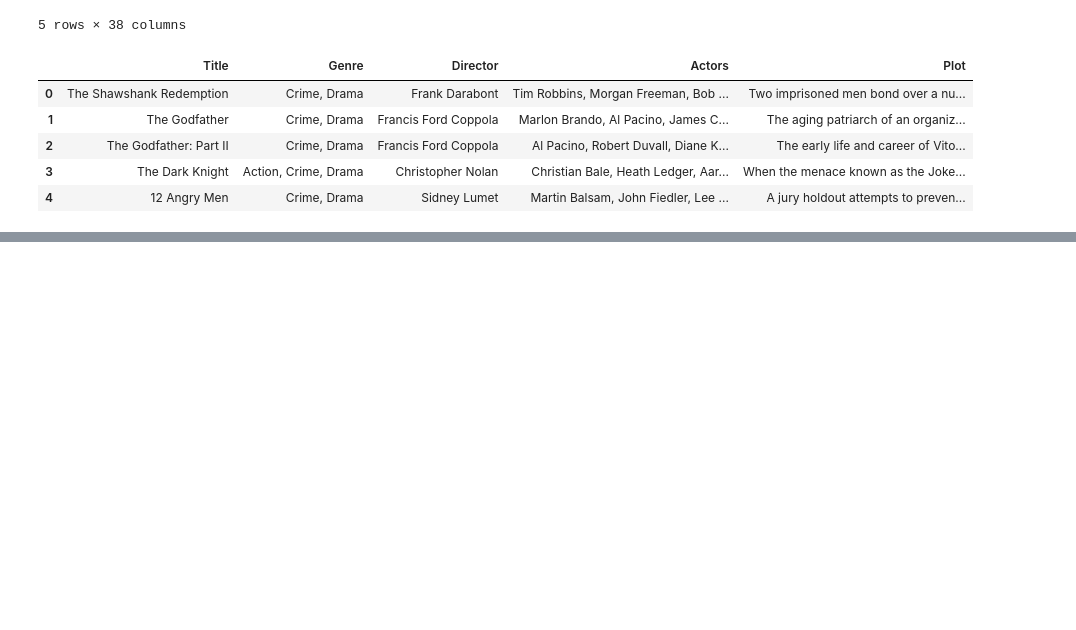
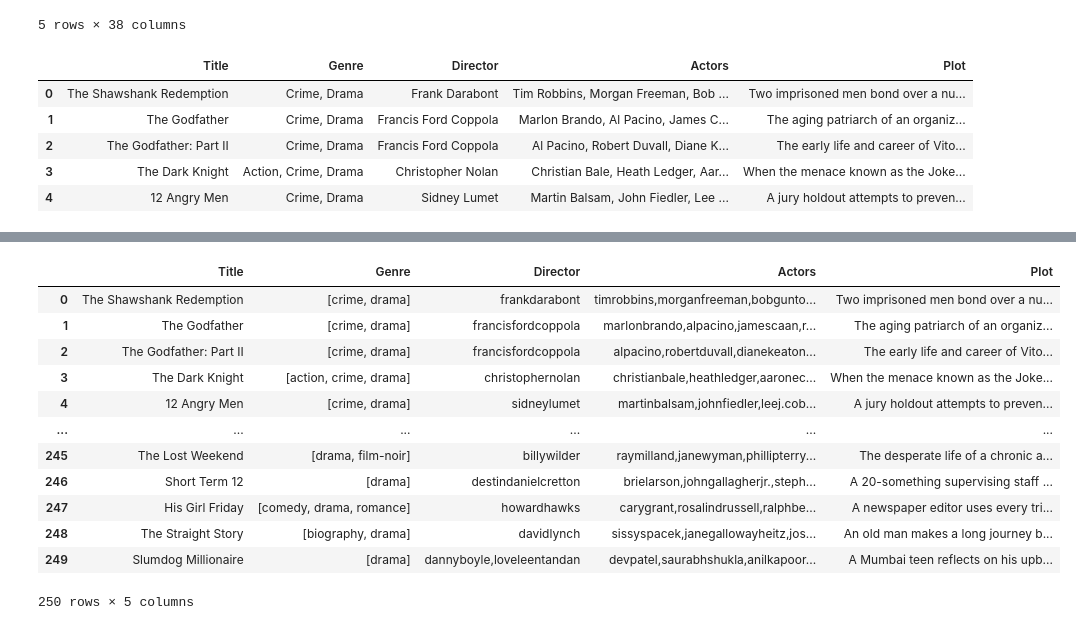
Before and after one commit to RochaErik/X-Recommendation-Systems, a Jupyter notebook: Recommendation_Systems.ipynb, the cells around one changed output, grey strips where cells are left out. Saved outputs shown, nothing was run; the diff lists cells and outputs as text; code cells hidden in the pictures; blank space fills up the shorter version.

```diff
--- a/Recommendation_Systems.ipynb
+++ b/Recommendation_Systems.ipynb
@@ -231,0 +253,16 @@ df_selected
+# %%
+df_splited
+# %% [output]
+|  | Title | Genre | Director | Actors | Plot |
+| 0 | The Shawshank Redemption | [crime, drama] | frankdarabont | timrobbins,morganfreeman,bobgunto... | Two imprisoned men bond over a nu... |
+| 1 | The Godfather | [crime, drama] | francisfordcoppola | marlonbrando,alpacino,jamescaan,r... | The aging patriarch of an organiz... |
+| 2 | The Godfather: Part II | [crime, drama] | francisfordcoppola | alpacino,robertduvall,dianekeaton... | The early life and career of Vito... |
+| 3 | The Dark Knight | [action, crime, drama] | christophernolan | christianbale,heathledger,aaronec... | When the menace known as the Joke... |
+| 4 | 12 Angry Men | [crime, drama] | sidneylumet | martinbalsam,johnfiedler,leej.cob... | A jury holdout attempts to preven... |
+| ... | ... | ... | ... | ... | ... |
+| 245 | The Lost Weekend | [drama, film-noir] | billywilder | raymilland,janewyman,phillipterry... | The desperate life of a chronic a... |
+| 246 | Short Term 12 | [drama] | destindanielcretton | brielarson,johngallagherjr.,steph... | A 20-something supervising staff ... |
+| 247 | His Girl Friday | [comedy, drama, romance] | howardhawks | carygrant,rosalindrussell,ralphbe... | A newspaper editor uses every tri... |
+| 248 | The Straight Story | [biography, drama] | davidlynch | sissyspacek,janegallowayheitz,jos... | An old man makes a long journey b... |
+| 249 | Slumdog Millionaire | [drama] | dannyboyle,loveleentandan | devpatel,saurabhshukla,anilkapoor... | A Mumbai teen reflects on his upb... |
+250 rows × 5 columns
```
Also changed, not shown: parts of 5 cells of this notebook.
